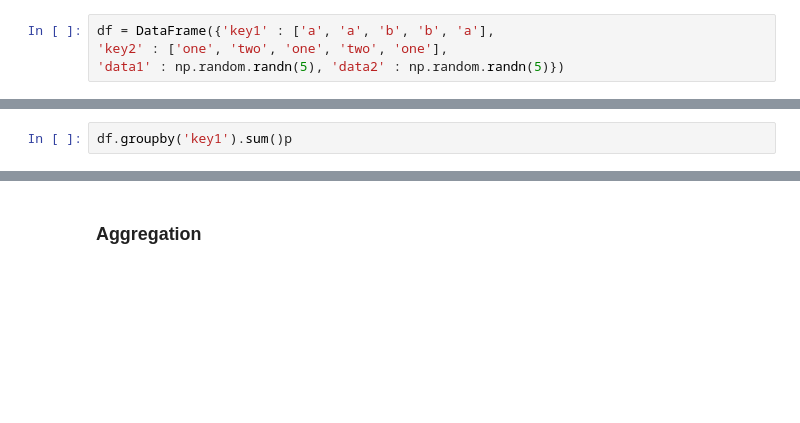
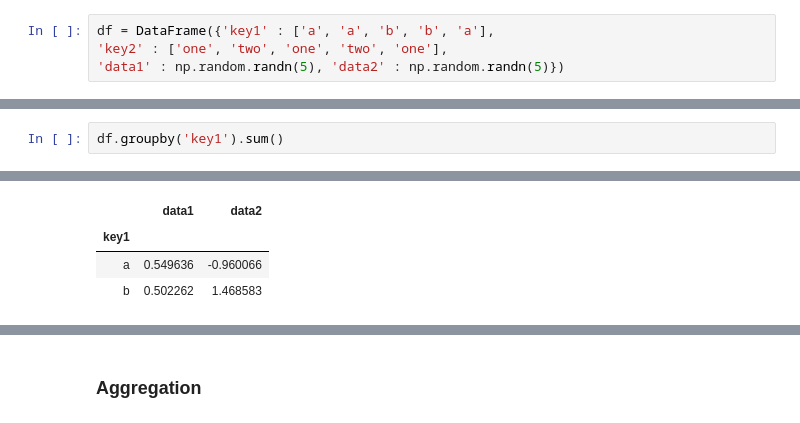
Before and after one commit to lro-diviner/divcalib, a Jupyter notebook: Pandas Book.ipynb, the cells around one changed output, grey strips where cells are left out. Cells and saved outputs as stored; diff of their text form; blank space fills up the shorter version.

```diff
--- a/Pandas Book.ipynb
+++ b/Pandas Book.ipynb
@@ -483,3 +503,3 @@ df
 # %%
-df.groupby('key1').sum()p
+df.groupby('key1').sum()
 # %% [output]
@@ -487,2 +506,6 @@ SyntaxError: invalid syntax (<ipython-input-75-b26bc9798b83>, line 1)
+|  | data1 | data2 |
+| key1 |  |  |
+| a | 0.549636 | -0.960066 |
+| b | 0.502262 | 1.468583 |
 # %%
 df.groupby(['key1','key2']).sum()
```
Also changed, not shown: parts of 20 cells of this notebook, 6 other files.
